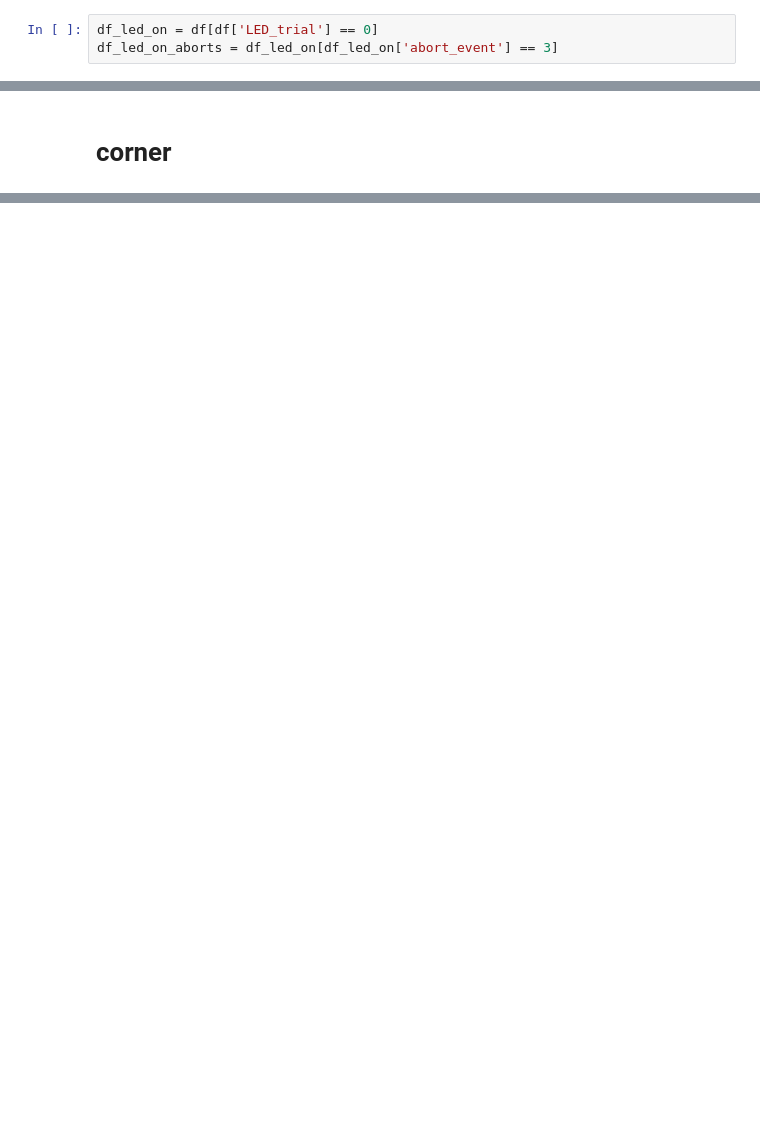
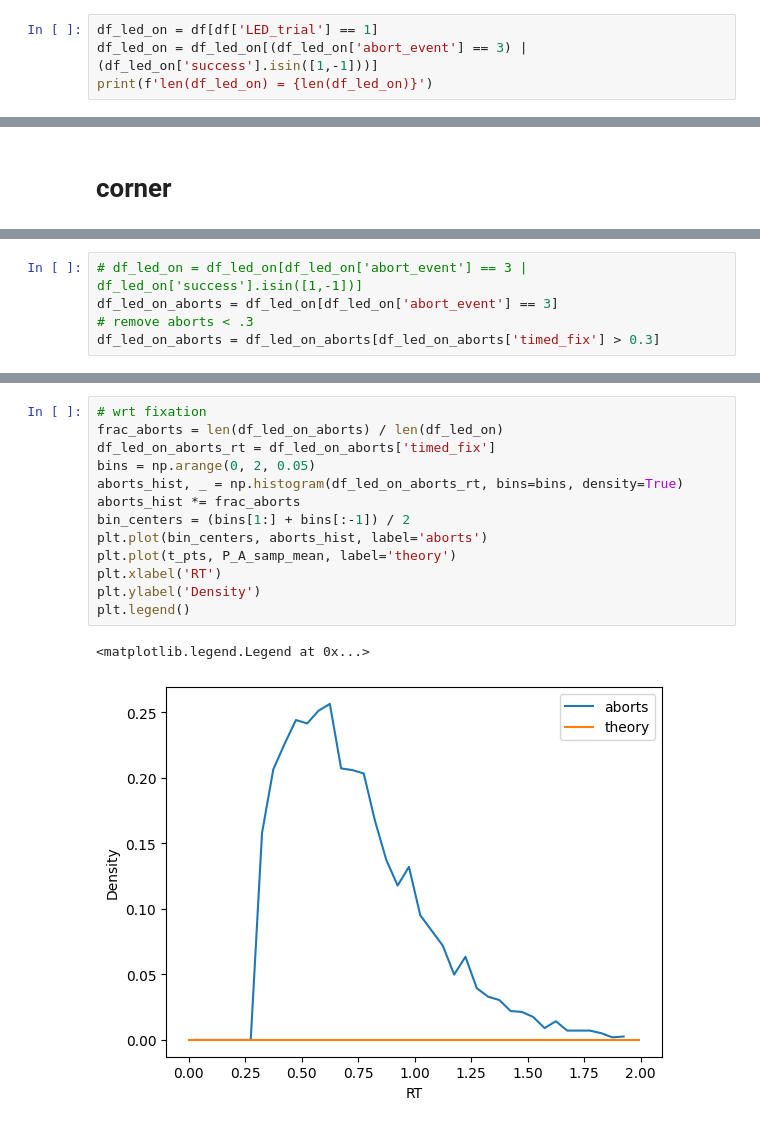
Before and after one commit to rakaar/ddm_data, a Jupyter notebook: fitting_aborts/post_LED_drift_and_motor_fit_VBMC.ipynb, the cells around one changed output, grey strips where cells are left out. Drawn from its saved outputs; the diff is of its cells as text; blank space fills up the shorter version.

```diff
--- a/fitting_aborts/post_LED_drift_and_motor_fit_VBMC.ipynb
+++ b/fitting_aborts/post_LED_drift_and_motor_fit_VBMC.ipynb
@@ -50,5 +25,6 @@ df = df[ df['training_level'].isin([training_level]) ]
 df = df.dropna(subset=['intended_fix', 'LED_onset_time', 'timed_fix'])
 tuple_column = list(zip(df['intended_fix'], df['intended_fix'] - df['LED_onset_time']))
 # %%
-df_led_on = df[df['LED_trial'] == 0]
-df_led_on_aborts = df_led_on[df_led_on['abort_event'] == 3]
+df_led_on = df[df['LED_trial'] == 1]
+df_led_on = df_led_on[(df_led_on['abort_event'] == 3) | (df_led_on['success'].isin([1,-1]))]
+print(f'len(df_led_on) = {len(df_led_on)}')
@@ -393,0 +197,5 @@ Too few points to create valid contours
+# %%
+# df_led_on = df_led_on[df_led_on['abort_event'] == 3 | df_led_on['success'].isin([1,-1])]
+df_led_on_aborts = df_led_on[df_led_on['abort_event'] == 3]
+# remove aborts < .3
+df_led_on_aborts = df_led_on_aborts[df_led_on_aborts['timed_fix'] > 0.3]
@@ -393,0 +277,16 @@ Too few points to create valid contours
+# %%
+# wrt fixation
+frac_aborts = len(df_led_on_aborts) / len(df_led_on)
+df_led_on_aborts_rt = df_led_on_aborts['timed_fix']
+bins = np.arange(0, 2, 0.05)
+aborts_hist, _ = np.histogram(df_led_on_aborts_rt, bins=bins, density=True)
+aborts_hist *= frac_aborts
+bin_centers = (bins[1:] + bins[:-1]) / 2
+plt.plot(bin_centers, aborts_hist, label='aborts')
+plt.plot(t_pts, P_A_samp_mean, label='theory')
+plt.xlabel('RT')
+plt.ylabel('Density')
+plt.legend()
+# %% [output]
+<matplotlib.legend.Legend at 0x...>
+[figure, added]
```
Also changed, not shown: parts of 15 cells of this notebook, 1 other file.
